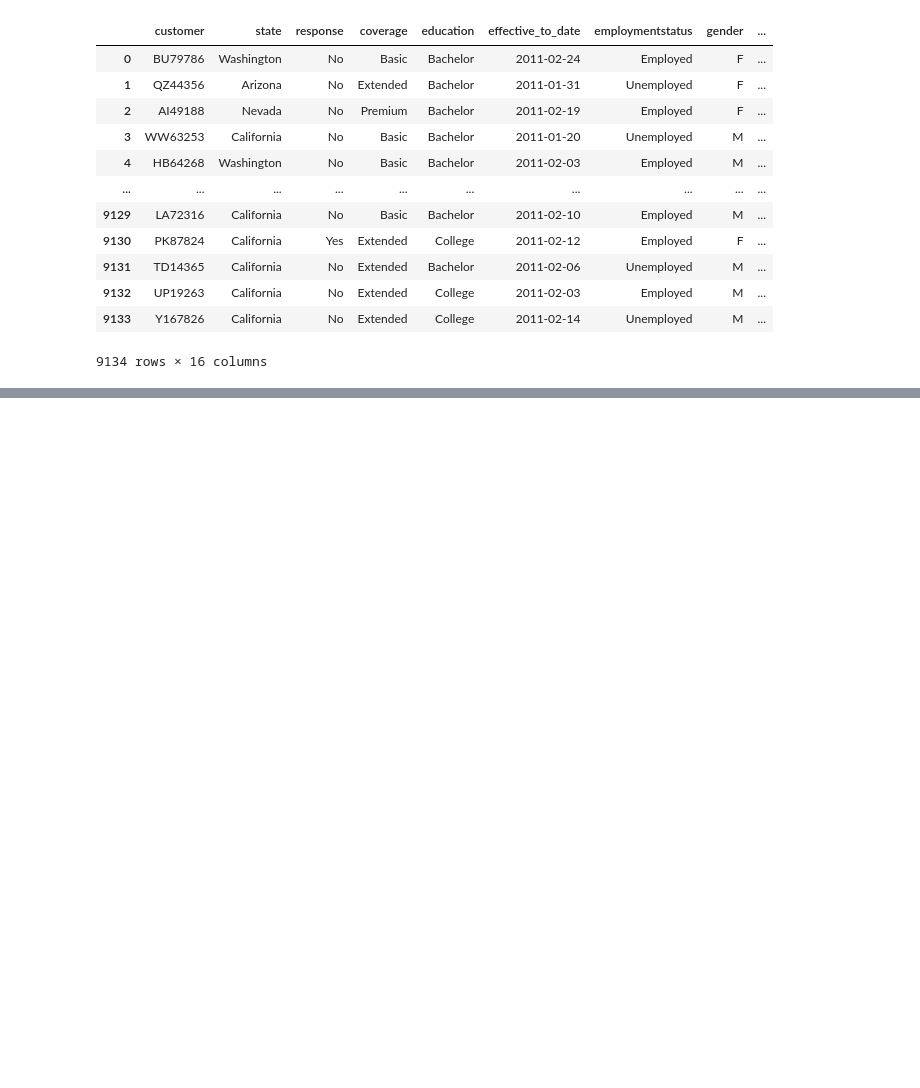
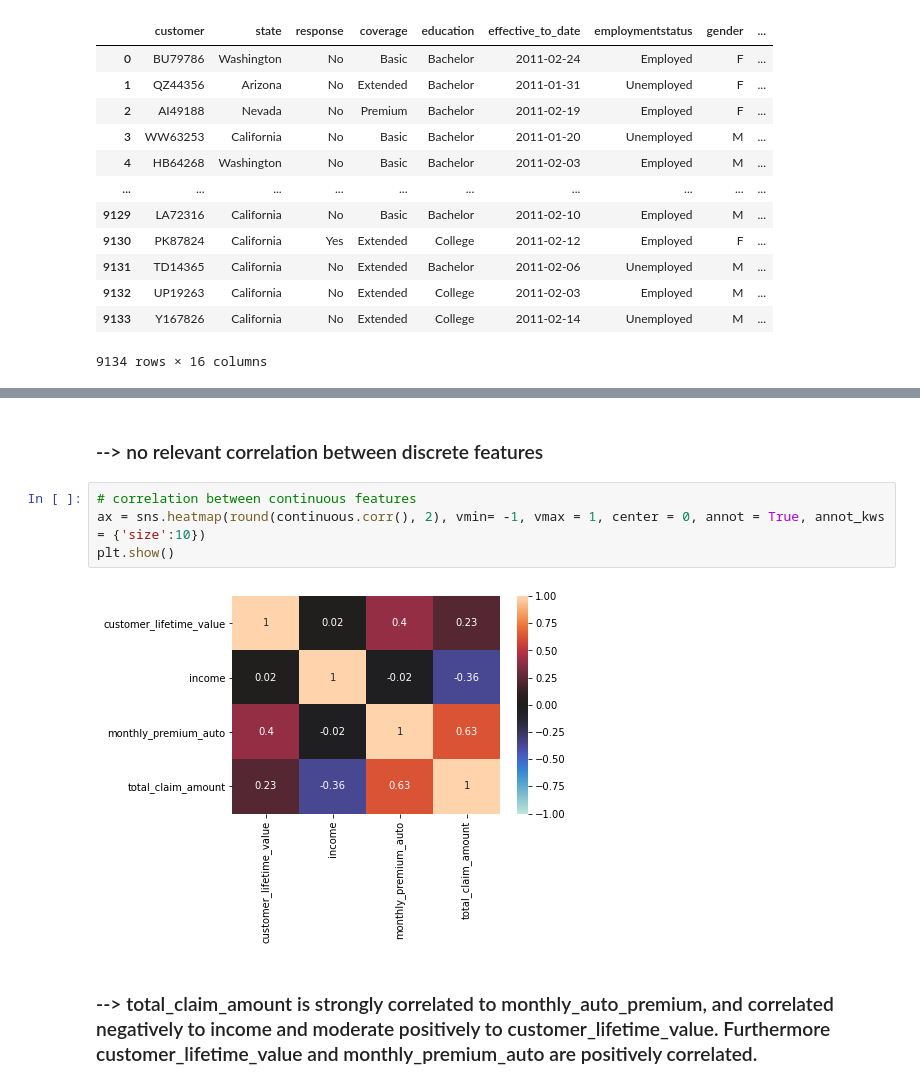
Before and after one commit to adleranne/Lab_LogisticRegression, a Jupyter notebook: Lab_cleaning_numerical.ipynb, the cells around one changed output, grey strips where cells are left out. Cells and saved outputs as stored; diff of their text form; blank space fills up the shorter version.

```diff
--- a/Lab_cleaning_numerical.ipynb
+++ b/Lab_cleaning_numerical.ipynb
@@ -183,0 +202,10 @@ categorical
+# %% [markdown]
+### --> no relevant correlation between discrete features
+# %%
+# correlation between continuous features
+ax = sns.heatmap(round(continuous.corr(), 2), vmin= -1, vmax = 1, center = 0, annot = True, annot_kws = {'size':10})
+plt.show()
+# %% [output]
+[figure, added]
+# %% [markdown]
+### --> total_claim_amount is strongly correlated to monthly_auto_premium, and correlated negatively to income and moderate positively to customer_lifetime_value. Furthermore customer_lifetime_value and monthly_premium_auto are positively correlated.
```
Also changed, not shown: parts of 21 cells of this notebook.
